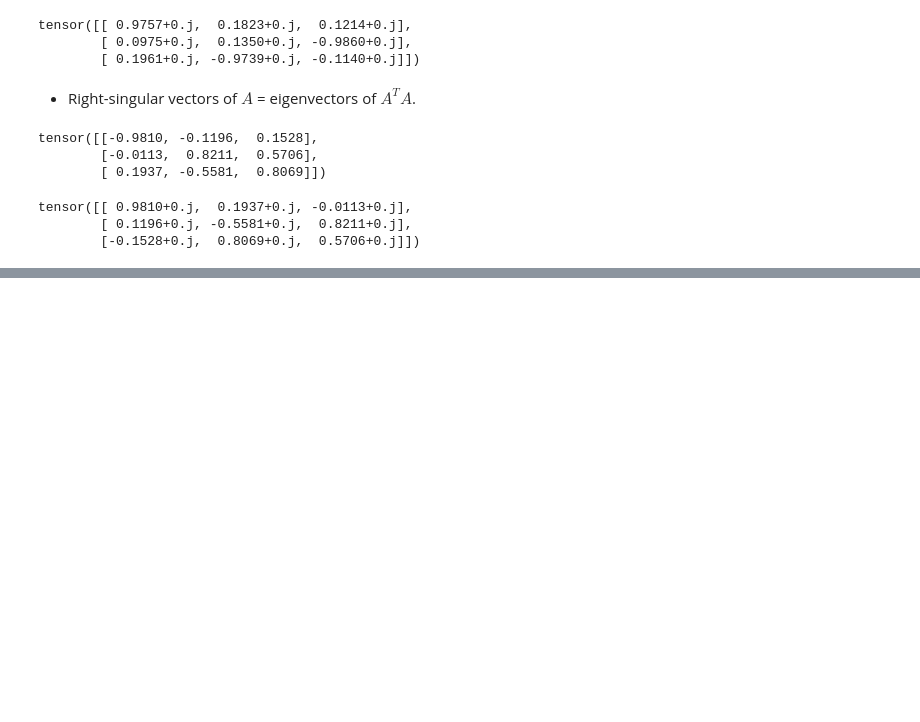
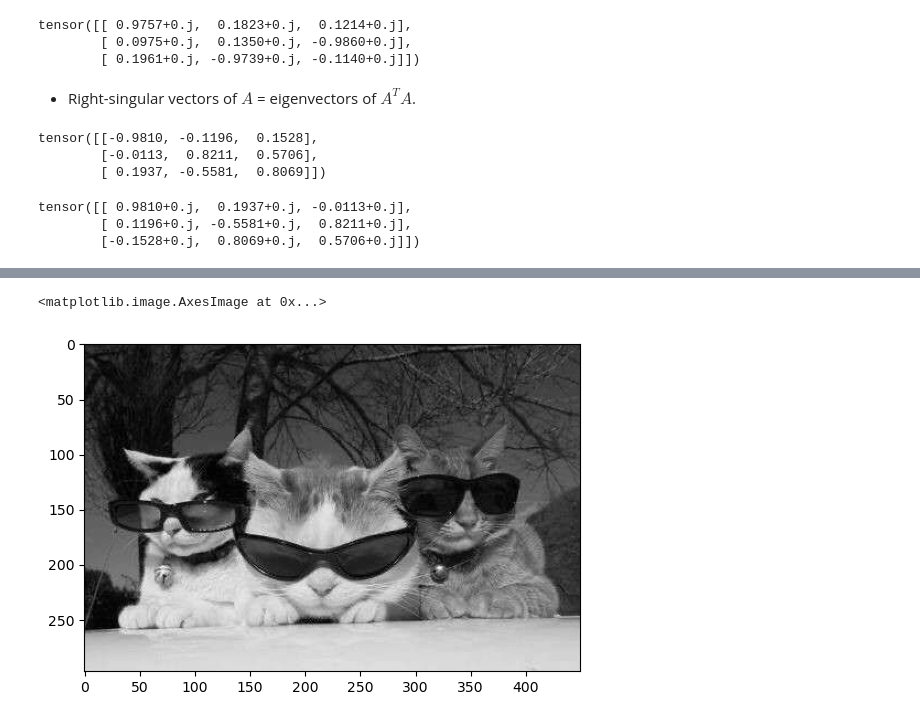
Before and after one commit to anuz505/Linear-Algebra, a Jupyter notebook: SingularValueDecomposition.ipynb, the cells around one changed output, grey strips where cells are left out. Saved outputs shown, nothing was run; the diff lists cells and outputs as text; code cells hidden in the pictures; blank space fills up the shorter version.

```diff
--- a/SingularValueDecomposition.ipynb
+++ b/SingularValueDecomposition.ipynb
@@ -107,0 +126,10 @@ tensor([[ 0.9810+0.j,  0.1937+0.j, -0.0113+0.j],
+# %%
+# now coverting the image into a numpy matrix
+
+img_np = np.array(list(img_gray.getdata(band=0)), float)
+img_np.shape = (img_gray.size[1], img_gray.size[0])
+img_np = np.matrix(img_np)
+plt.imshow(img_np, cmap='gray')
+# %% [output]
+<matplotlib.image.AxesImage at 0x...>
+[figure, added]
```
Also changed, not shown: parts of 15 cells of this notebook.
